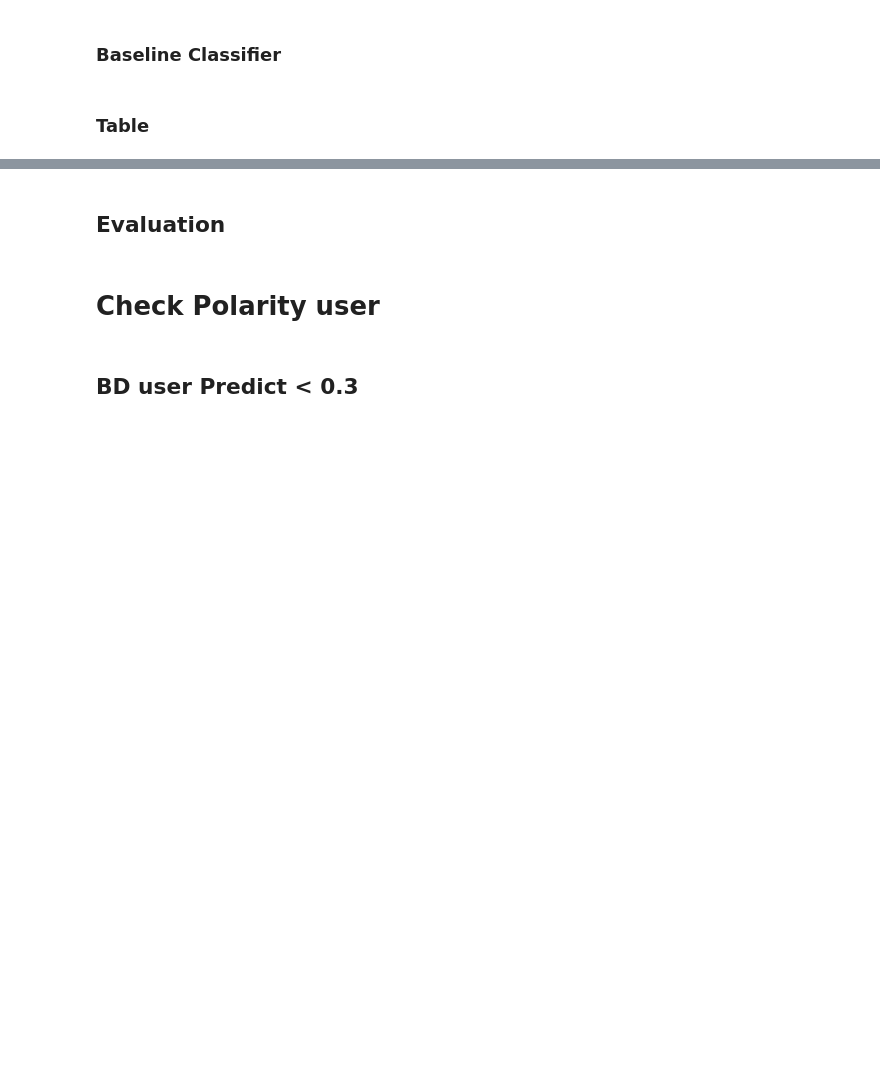
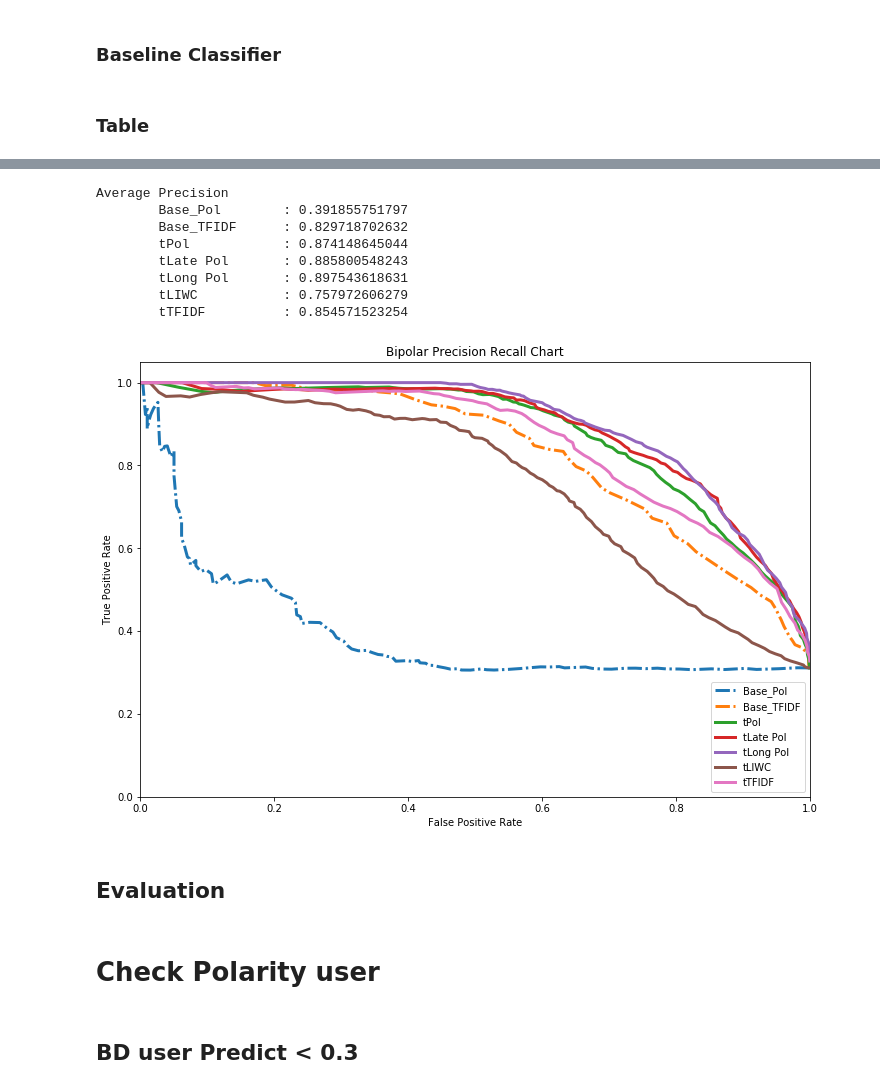
Before and after one commit to yenhao/Bipolar-Disorder-Detection, a Jupyter notebook: detect time/pattern of life/RandomForestClassifier_Server.ipynb, the cells around one changed output, grey strips where cells are left out. Cells and saved outputs as stored; diff of their text form; code cells hidden in the pictures; blank space fills up the shorter version.

```diff
--- a/detect time/pattern of life/RandomForestClassifier_Server.ipynb
+++ b/detect time/pattern of life/RandomForestClassifier_Server.ipynb
@@ -1921,0 +2167,17 @@ TFIDF       0.44       0.4        0.32       0.32       0.28              0.28
+# %%
+names = ["Base_Pol", "Base_TFIDF", "tPol", "tLate Pol", "tLong Pol", "tLIWC", "tTFIDF"]
+
+SCORES = [reduce(reduce_fun, [time_list[i][1] for time_list in Score_Label_results]) for i in xrange(len(names))]
+LABELS = [reduce(reduce_fun, [time_list[i][0] for time_list in Score_Label_results]) for i in xrange(len(names))]
+
+renderPRC(SCORES, LABELS, "Bipolar",names, linestyle=['dashdot','dashdot','solid','solid','solid','solid','solid'])
+# %% [output]
+Average Precision
+        Base_Pol        : 0.391855751797
+        Base_TFIDF      : 0.829718702632
+        tPol            : 0.874148645044
+        tLate Pol       : 0.885800548243
+        tLong Pol       : 0.897543618631
+        tLIWC           : 0.757972606279
+        tTFIDF          : 0.854571523254
+[figure, added]
```
Also changed, not shown: parts of 26 cells of this notebook.
